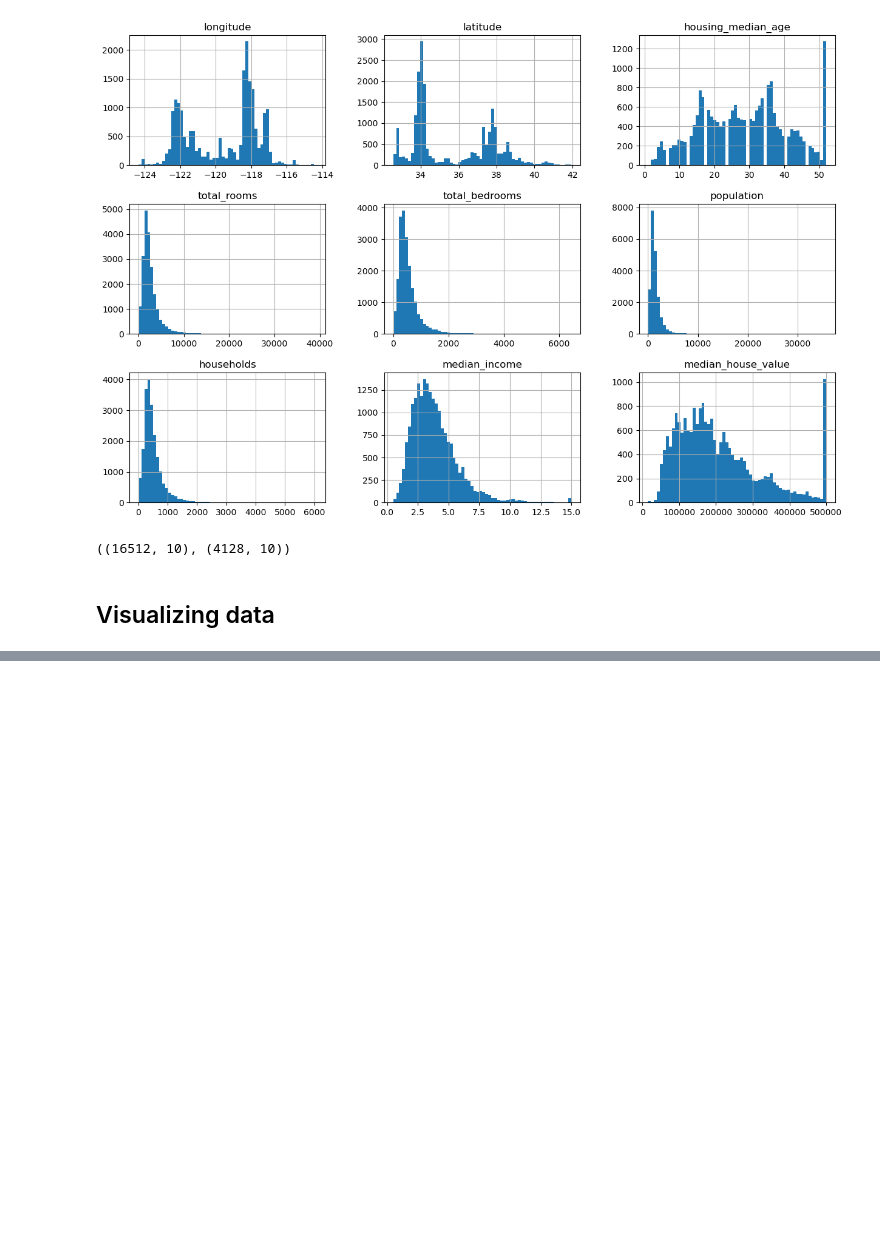
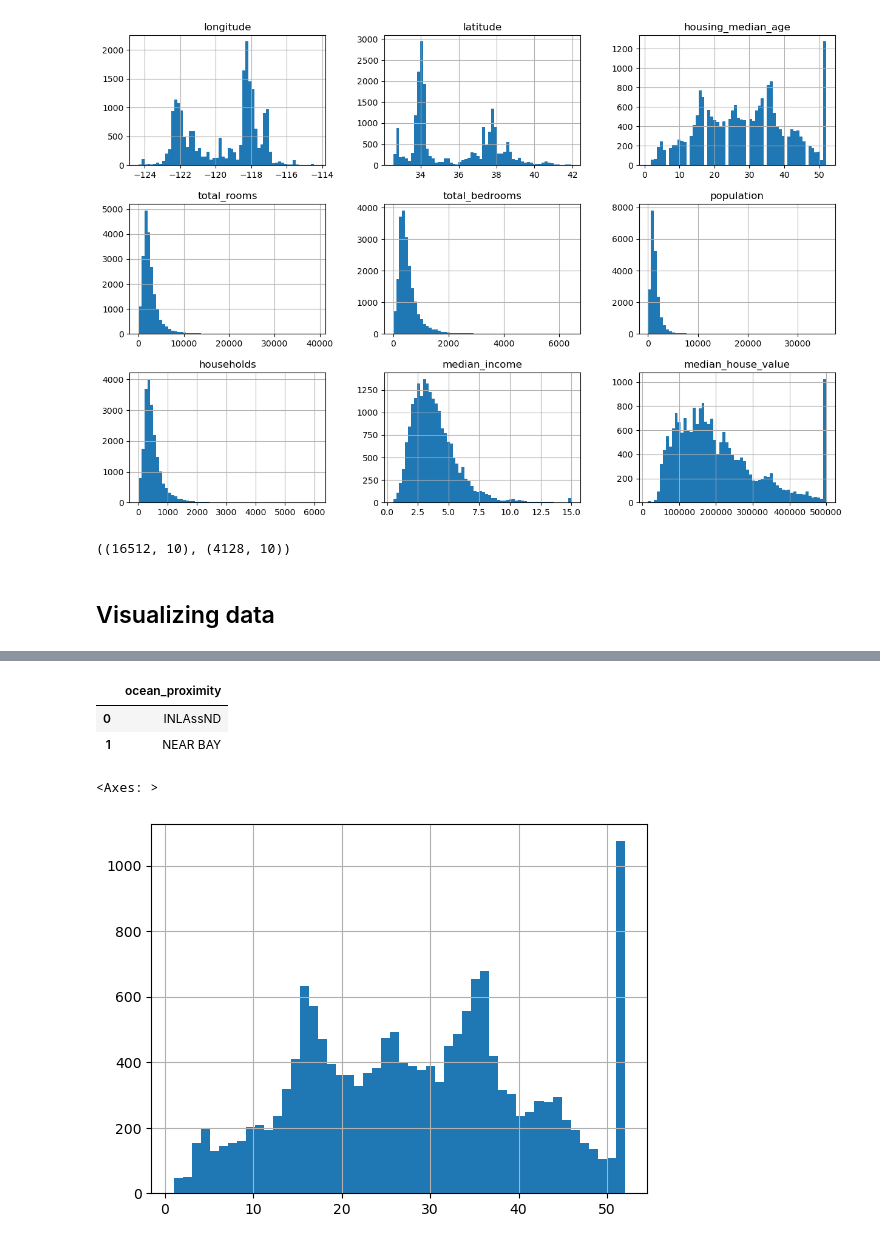
Before and after one commit to mr-rojit/machine-learning, a Jupyter notebook: linear_regression/house_price_prediction.ipynb, the cells around one changed output, grey strips where cells are left out. Drawn from its saved outputs; the diff is of its cells as text; code cells hidden in the pictures; blank space fills up the shorter version.

```diff
--- a/linear_regression/house_price_prediction.ipynb
+++ b/linear_regression/house_price_prediction.ipynb
@@ -110,0 +180,3 @@ plt.show()
+# %%
+housing = train_set.drop('median_house_value', axis=1)
+housing_labels = train_set['median_house_value'].copy()
@@ -110,0 +272,12 @@ plt.show()
+# %%
+df_test = pd.DataFrame({"ocean_proximity": ["INLAssND", "NEAR BAY"]})
+df_test
+# %% [output]
+|  | ocean_proximity |
+| 0 | INLAssND |
+| 1 | NEAR BAY |
+# %%
+housing['housing_median_age'].hist(bins=50)
+# %% [output]
+<Axes: >
+[figure, added]
```
Also changed, not shown: parts of 18 cells of this notebook.
